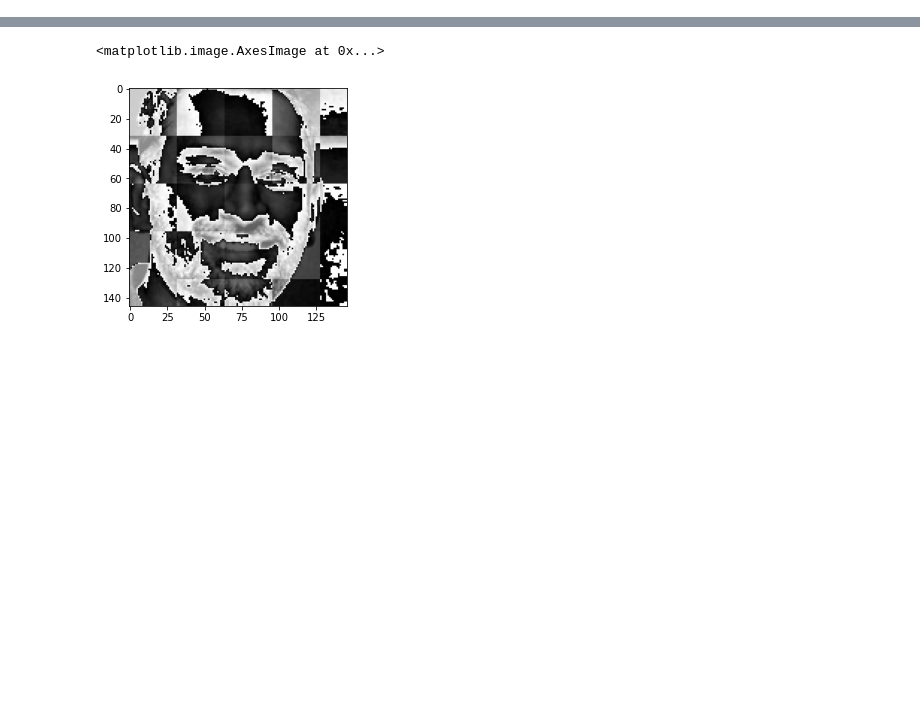
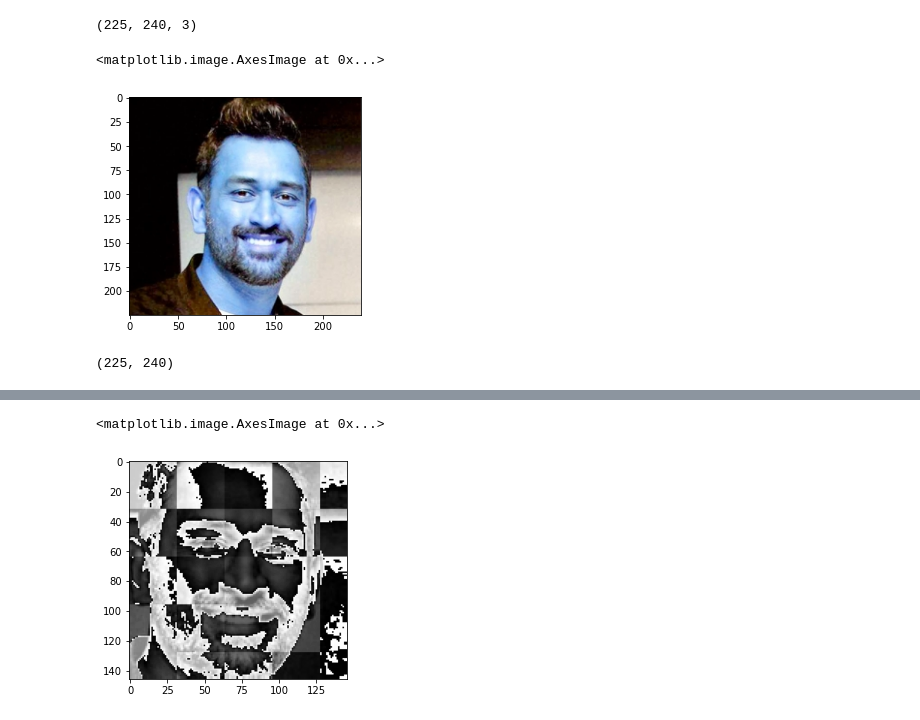
Before and after one commit to Somnathpaul/image-classification-, a Jupyter notebook: model.ipynb, the cells around one changed output, grey strips where cells are left out. Drawn from its saved outputs; the diff is of its cells as text; code cells hidden in the pictures; blank space fills up the shorter version.

```diff
--- a/model.ipynb
+++ b/model.ipynb
@@ -5,3 +4,21 @@ import cv2
 import matplotlib
 from matplotlib import pyplot as plt
 %matplotlib inline
+# %%
+# read image
+img = cv2.imread('./images/ms_dhoni/3243.1512975565.jpg')
+img.shape
+# %% [output]
+(225, 240, 3)
+# %%
+# display the image (RBG)
+plt.imshow(img)
+# %% [output]
+<matplotlib.image.AxesImage at 0x...>
+[figure, added]
+# %%
+# gray scale image
+grayscale = cv2.cvtColor(img, cv2.COLOR_BGR2GRAY)
+grayscale.shape
+# %% [output]
+(225, 240)
```
Also changed, not shown: parts of 25 cells of this notebook, 1 other file.
